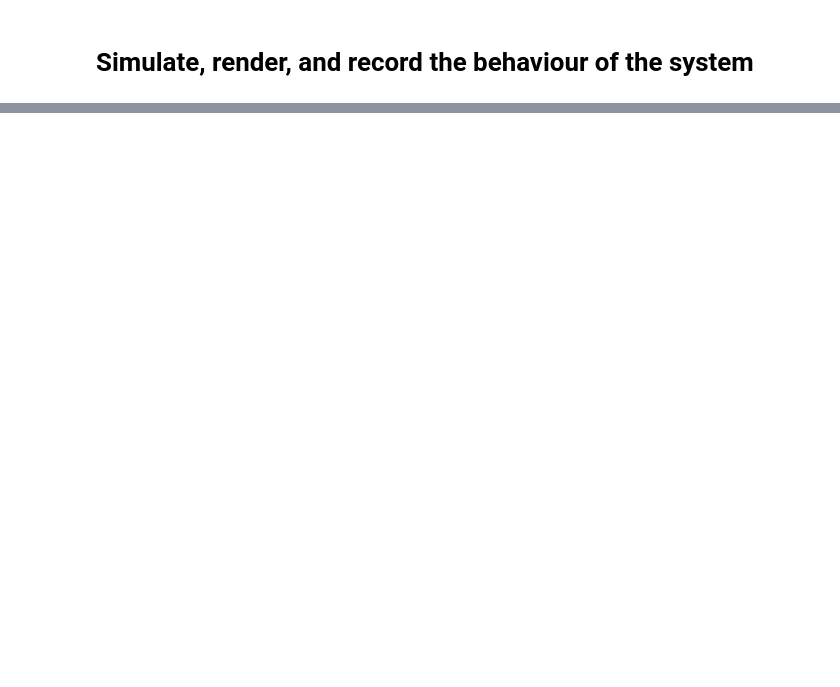
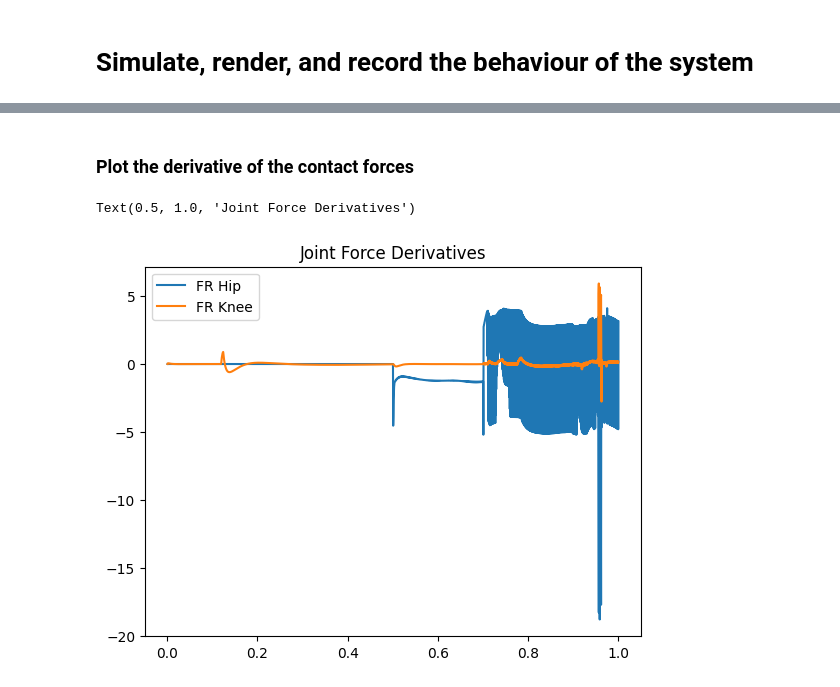
Before and after one commit to jack33001/.vscode, a Jupyter notebook: main.ipynb, the cells around one changed output, grey strips where cells are left out. Cells and saved outputs as stored; diff of their text form; code cells hidden in the pictures; blank space fills up the shorter version.

```diff
--- a/main.ipynb
+++ b/main.ipynb
@@ -261,0 +283,17 @@ Text(0.5, 1.0, 'Joint Forces')
+# %% [markdown]
+### Plot the derivative of the contact forces
+# %%
+d_forces = np.gradient(forces, 1, axis=1)
+#plt.plot(time,np.array(d_forces[:,6]),label='FL Hip')
+plt.plot(time,np.array(d_forces[:,8]),label='FR Hip')
+#plt.plot(time,np.array(d_forces[:,10]),label='RR Hip')
+#plt.plot(time,np.array(d_forces[:,12]),label='RL Hip')
+#plt.plot(time,np.array(d_forces[:,7]),label='FL Knee')
+plt.plot(time,np.array(d_forces[:,9]),label='FR Knee')
+#plt.plot(time, np.array(d_forces[:, 11]), label='RR Knee')
+#plt.plot(time, np.array(d_forces[:, 13]), label='RL Knee')
+plt.legend()
+plt.title("Joint Force Derivatives")
+# %% [output]
+Text(0.5, 1.0, 'Joint Force Derivatives')
+[figure, added]
```
Also changed, not shown: parts of 27 cells of this notebook, 15 other files.
